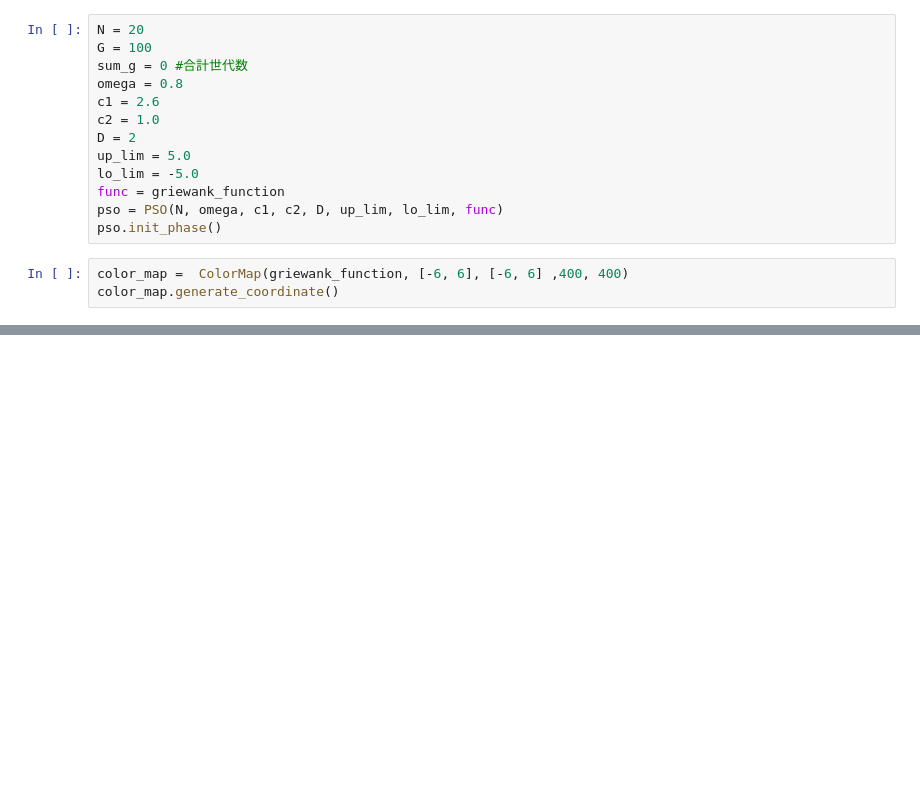
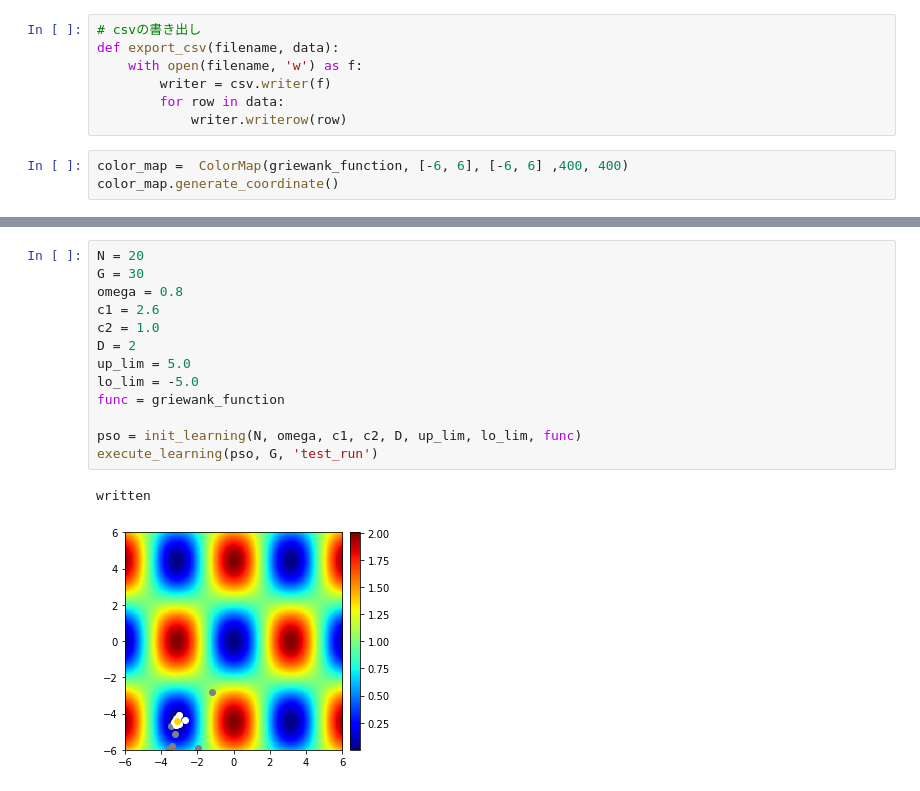
Before and after one commit to MinoriMn/PSO, a Jupyter notebook: Main.ipynb, the cells around one changed output, grey strips where cells are left out. Cells and saved outputs as stored; diff of their text form; blank space fills up the shorter version.

Commit message:
csvの書き出し処理追加・学習自動実行可能

```diff
--- a/Main.ipynb
+++ b/Main.ipynb
@@ -11,16 +12,10 @@ from PSO import *
-# %%
-N = 20
-G = 100
-sum_g = 0 #合計世代数
-omega = 0.8
-c1 = 2.6
-c2 = 1.0
-D = 2
-up_lim = 5.0
-lo_lim = -5.0
-func = griewank_function
-pso = PSO(N, omega, c1, c2, D, up_lim, lo_lim, func)
-pso.init_phase()
+# %%
+# csvの書き出し
+def export_csv(filename, data):
+    with open(filename, 'w') as f:
+        writer = csv.writer(f)
+        for row in data:
+            writer.writerow(row)
 # %%
 color_map =  ColorMap(griewank_function, [-6, 6], [-6, 6] ,400, 400)
 color_map.generate_coordinate()
@@ -66,0 +77,16 @@ written
+# %%
+N = 20
+G = 30
+omega = 0.8
+c1 = 2.6
+c2 = 1.0
+D = 2
+up_lim = 5.0
+lo_lim = -5.0
+func = griewank_function
+
+pso = init_learning(N, omega, c1, c2, D, up_lim, lo_lim, func)
+execute_learning(pso, G, 'test_run')
+# %% [output]
+written
+[figure, added]
```
Also changed, not shown: parts of 3 cells of this notebook, 6 other files.
